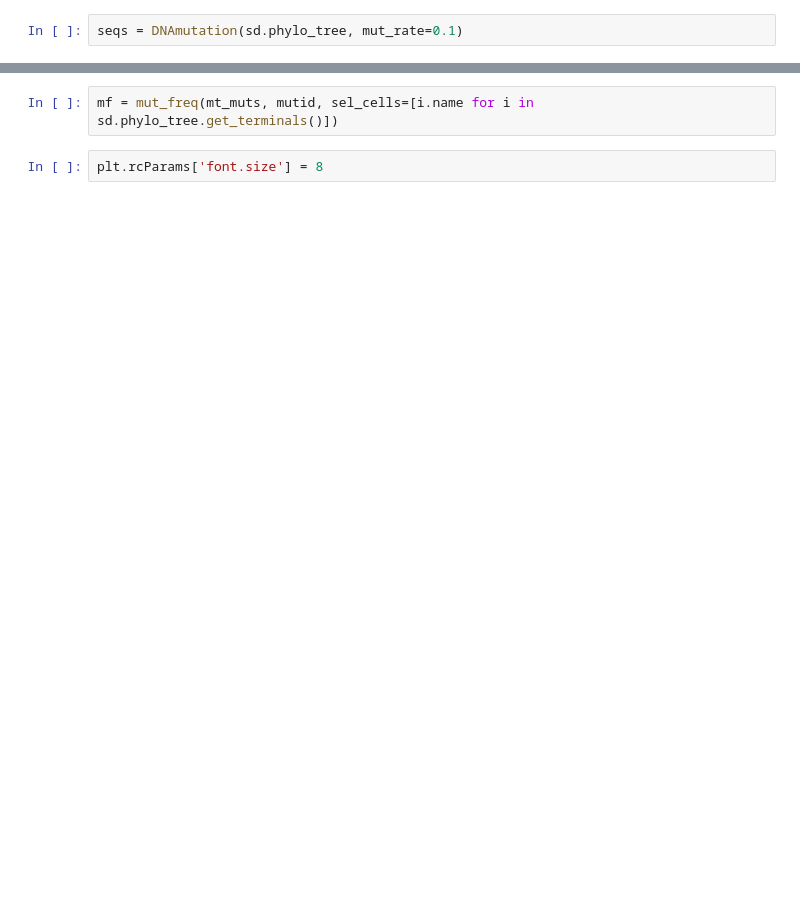
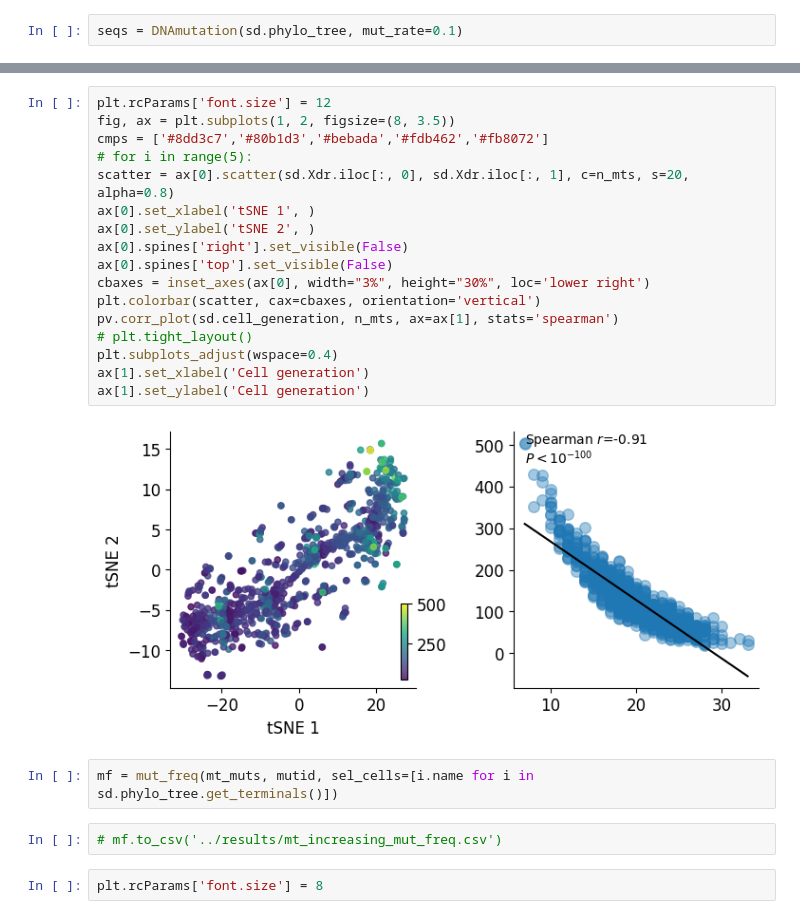
Before and after one commit to kunwang34/mtDNA_simulation, a Jupyter notebook: notebook/Linear_model.ipynb, the cells around one changed output, grey strips where cells are left out. Drawn from its saved outputs; the diff is of its cells as text; blank space fills up the shorter version.

```diff
--- a/notebook/Linear_model.ipynb
+++ b/notebook/Linear_model.ipynb
@@ -117,5 +138,26 @@ for i in mt_muts['<0_0>']:
+# %%
+plt.rcParams['font.size'] = 12
+fig, ax = plt.subplots(1, 2, figsize=(8, 3.5))
+cmps = ['#8dd3c7','#80b1d3','#bebada','#fdb462','#fb8072']
+# for i in range(5):
+scatter = ax[0].scatter(sd.Xdr.iloc[:, 0], sd.Xdr.iloc[:, 1], c=n_mts, s=20, alpha=0.8)
+ax[0].set_xlabel('tSNE 1', )
+ax[0].set_ylabel('tSNE 2', )
+ax[0].spines['right'].set_visible(False)
+ax[0].spines['top'].set_visible(False)
+cbaxes = inset_axes(ax[0], width="3%", height="30%", loc='lower right')
+plt.colorbar(scatter, cax=cbaxes, orientation='vertical')
+pv.corr_plot(sd.cell_generation, n_mts, ax=ax[1], stats='spearman')
+# plt.tight_layout()
+plt.subplots_adjust(wspace=0.4)
+ax[1].set_xlabel('Cell generation')
+ax[1].set_ylabel('Cell generation')
+# %% [output]
+[figure, added]
 # %%
 mf = mut_freq(mt_muts, mutid, sel_cells=[i.name for i in sd.phylo_tree.get_terminals()])
+# %%
+# mf.to_csv('../results/mt_increasing_mut_freq.csv')
 # %%
 plt.rcParams['font.size'] = 8
 # %%
```
Also changed, not shown: parts of 23 cells of this notebook, 3 other files.
